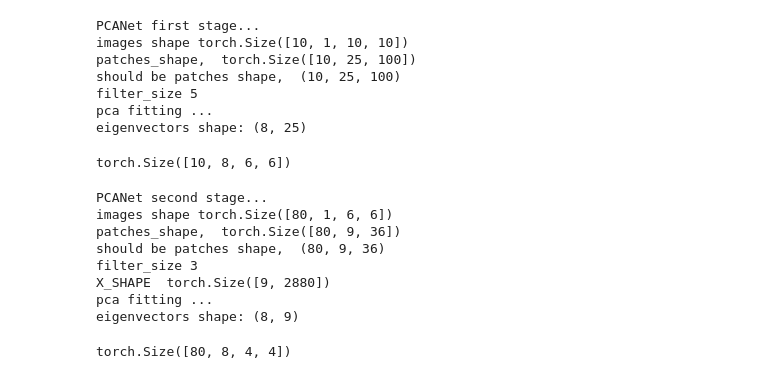
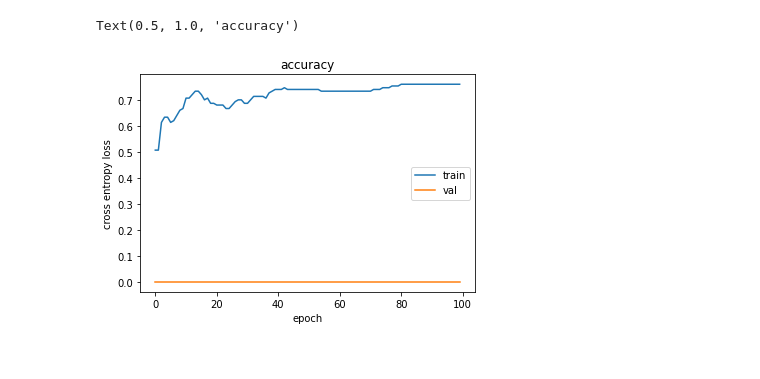
Before and after one commit to BLOOMFLARK/NN_noise_classification, a Jupyter notebook: PCANN.ipynb, the cells around one changed output. Drawn from its saved outputs; the diff is of its cells as text; code cells hidden in the pictures.

```diff
--- a/PCANN.ipynb
+++ b/PCANN.ipynb
@@ -260,7 +385,10 @@ plt.title('loss')
 # %%
 # accuracy
-plt.plot(num_epochs, train_acc, val_acc)
+plt.plot(range(num_epochs), train_acc, val_acc)
 plt.legend(['train', 'val'])
 plt.xlabel('epoch')
 plt.ylabel('cross entropy loss')
 plt.title('accuracy')
+# %% [output]
+Text(0.5, 1.0, 'accuracy')
+[figure, added]
@@ -269,24 +394,0 @@ imgs = torch.randn(10, 1, 10, 10)
-# %%
-I = net._first_stage(imgs=imgs, train=True)
-I.shape
-# %% [output]
-PCANet first stage...
-images shape torch.Size([10, 1, 10, 10])
-patches_shape,  torch.Size([10, 25, 100])
-should be patches shape,  (10, 25, 100)
-filter_size 5
-pca fitting ...
-eigenvectors shape: (8, 25)
-torch.Size([10, 8, 6, 6])
-# %%
-net._second_stage(I, train=True).shape
-# %% [output]
-PCANet second stage...
-images shape torch.Size([80, 1, 6, 6])
-patches_shape,  torch.Size([80, 9, 36])
-should be patches shape,  (80, 9, 36)
-filter_size 3
-X_SHAPE  torch.Size([9, 2880])
-pca fitting ...
-eigenvectors shape: (8, 9)
-torch.Size([80, 8, 4, 4])
```
Also changed, not shown: parts of 19 cells of this notebook.
